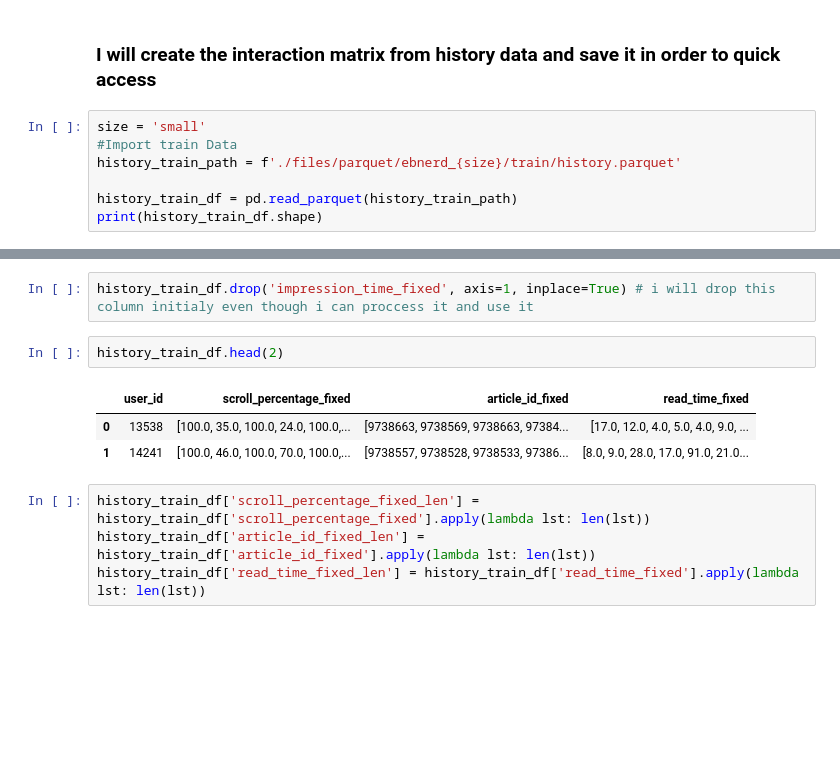
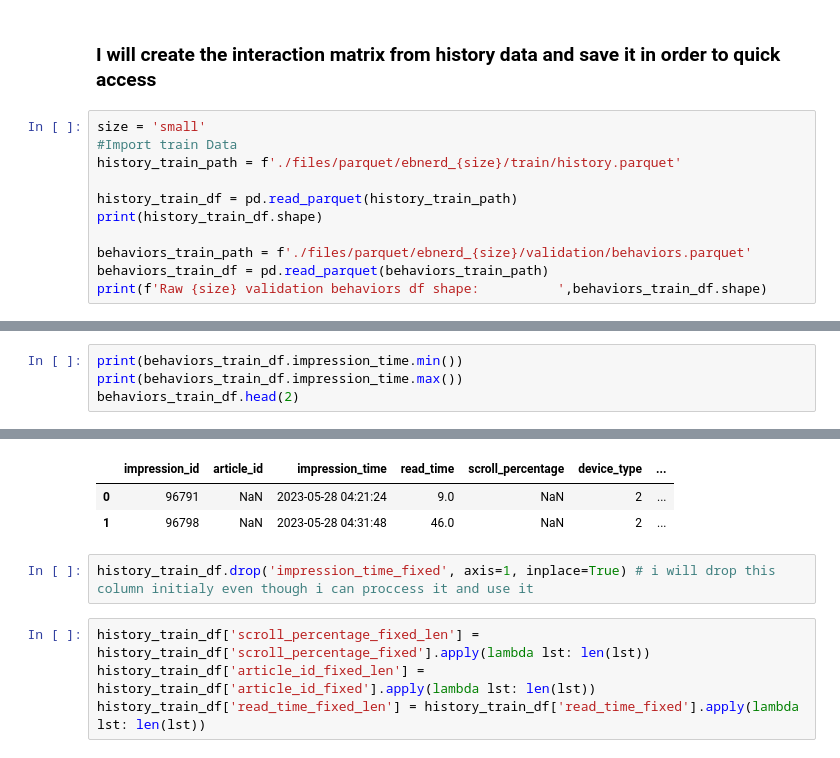
Before and after one commit to akisgazepidis/Recommendation_System_RecSys_Challenge_2024, a Jupyter notebook: RS_Interraction_Matrix.ipynb, the cells around one changed output, grey strips where cells are left out. Saved outputs shown, nothing was run; the diff lists cells and outputs as text; blank space fills up the shorter version.

```diff
--- a/RS_Interraction_Matrix.ipynb
+++ b/RS_Interraction_Matrix.ipynb
@@ -14,5 +14,9 @@ history_train_path = f'./files/parquet/ebnerd_{size}/train/history.parquet'
 
 history_train_df = pd.read_parquet(history_train_path)
 print(history_train_df.shape)
+
+behaviors_train_path = f'./files/parquet/ebnerd_{size}/validation/behaviors.parquet'
+behaviors_train_df = pd.read_parquet(behaviors_train_path)
+print(f'Raw {size} validation behaviors df shape:          ',behaviors_train_df.shape)
 # %% [output]
 (15143, 5)
@@ -18,0 +34,5 @@ print(history_train_df.shape)
+# %%
+print(behaviors_train_df.impression_time.min())
+print(behaviors_train_df.impression_time.max())
+behaviors_train_df.head(2)
+# %% [output]
@@ -19,11 +41,8 @@ print(history_train_df.shape)
+|  | impression_id | article_id | impression_time | read_time | scroll_percentage | device_type | ... |
+| 0 | 96791 | NaN | 2023-05-28 04:21:24 | 9.0 | NaN | 2 | ... |
+| 1 | 96798 | NaN | 2023-05-28 04:31:48 | 46.0 | NaN | 2 | ... |
 # %%
 history_train_df.drop('impression_time_fixed', axis=1, inplace=True) # i will drop this column initialy even though i can proccess it and use it
-# %%
-history_train_df.head(2)
-# %% [output]
-|  | user_id | scroll_percentage_fixed | article_id_fixed | read_time_fixed |
-| 0 | 13538 | [100.0, 35.0, 100.0, 24.0, 100.0,... | [9738663, 9738569, 9738663, 97384... | [17.0, 12.0, 4.0, 5.0, 4.0, 9.0, ... |
-| 1 | 14241 | [100.0, 46.0, 100.0, 70.0, 100.0,... | [9738557, 9738528, 9738533, 97386... | [8.0, 9.0, 28.0, 17.0, 91.0, 21.0... |
 # %%
 history_train_df['scroll_percentage_fixed_len'] = history_train_df['scroll_percentage_fixed'].apply(lambda lst: len(lst))
 history_train_df['article_id_fixed_len'] = history_train_df['article_id_fixed'].apply(lambda lst: len(lst))
```
Also changed, not shown: parts of 3 cells of this notebook.
